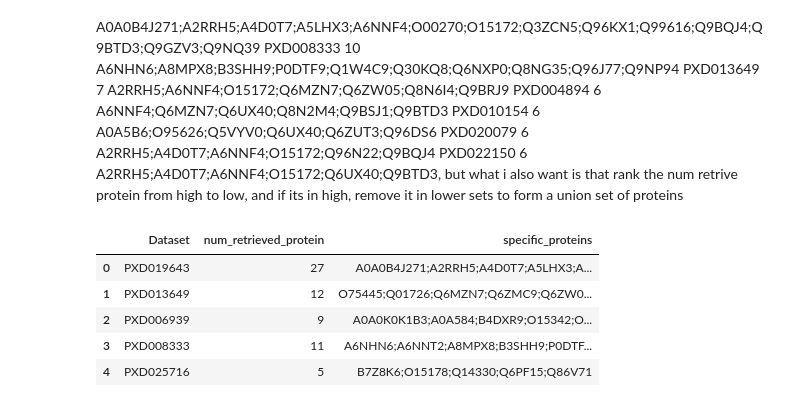
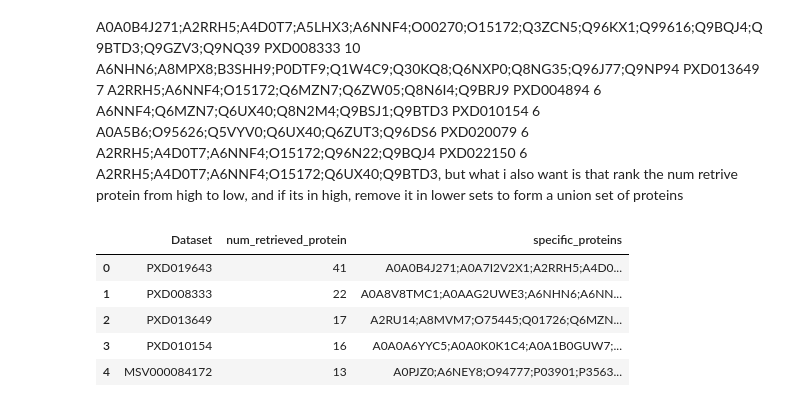
Before and after one commit to Daniel-Xkan/Protein_id_reanalysis, a Jupyter notebook: MassiveKB_vs_PA/psm_compare/datasetlevel.ipynb, the cells around one changed output. Saved outputs shown, nothing was run; the diff lists cells and outputs as text; code cells hidden in the pictures.

```diff
--- a/MassiveKB_vs_PA/psm_compare/datasetlevel.ipynb
+++ b/MassiveKB_vs_PA/psm_compare/datasetlevel.ipynb
@@ -1,5 +1,15 @@
 # %%
 import pandas as pd
 df = pd.read_csv("retrievable_peptides.tsv", sep="\t")
+
+# Keep rows with combined_n_noncontained_le9 >= 2
+if "combined_n_noncontained_le9" in df.columns:
+    df = df[pd.to_numeric(df["combined_n_noncontained_le9"], errors="coerce").ge(2)].copy()
+
+# Keep rows where In_2.1.22-only is --- / empty / NA
+if "In_2.1.22-only" in df.columns:
+    col = df["In_2.1.22-only"].astype("string").str.strip()
+    mask = col.eq("---") | col.isna() | col.eq("")
+    df = df[mask].copy()
 df.head()
 # %% [output]
@@ -50,10 +60,10 @@ PXD020079	6	A2RRH5;A4D0T7;A6NNF4;O15172;Q96N22;Q9BQJ4
 PXD022150	6	A2RRH5;A4D0T7;A6NNF4;O15172;Q6UX40;Q9BTD3, but what i also want is that rank the num retrive protein from high to low, and if its in high, remove it in lower sets to form a union set of proteins
 # %%
 # Merge evidence peptides with dataset peptides
-evidence_df = pd.read_csv("retrievable_peptides.tsv", sep="\t")
+evidence_df = df
 evidence_df["evidence_peptides_scans"] = evidence_df["evidence_peptides_scans"].apply(_parse_evidence)
 evidence_df = evidence_df.explode("evidence_peptides_scans").dropna(subset=["evidence_peptides_scans"])
-evidence_df[["peptide", "scan", "modification", "is_matched", "status"]] = pd.DataFrame(
+evidence_df[["peptide", "dataset","scan", "modification", "is_matched", "status"]] = pd.DataFrame(
     evidence_df["evidence_peptides_scans"].tolist(), index=evidence_df.index
 )
 merged = evidence_df.merge(
@@ -70,35 +80,35 @@ dataset_proteins = (
 )
 
 # Rank datasets by number of retrieved proteins (desc)
 ranked = dataset_proteins.apply(len).sort_values(ascending=False)
 
 # Build union-ranked sets: remove proteins already assigned to higher-ranked datasets
 seen = set()
 rows = []
 while ranked.size > 0:
     # Pick the dataset with the most proteins
     ds = ranked.idxmax()
     proteins = dataset_proteins[ds] - seen
     seen |= proteins
     rows.append(
         {
             "Dataset": ds,
             "num_retrieved_protein": len(proteins),
             "specific_proteins": ";".join(sorted(proteins))
         }
     )
     # Remove the processed dataset from the ranking
     ranked = ranked.drop(ds)
 
 result = pd.DataFrame(rows).sort_values(by="num_retrieved_protein", ascending=False)
 
 # Save to TSV
 result.to_csv("dataset_level.tsv", sep="\t", index=False)
 result.head()
 # %% [output]
 |  | Dataset | num_retrieved_protein | specific_proteins |
-| 0 | PXD019643 | 27 | A0A0B4J271;A2RRH5;A4D0T7;A5LHX3;A... |
-| 1 | PXD013649 | 12 | O75445;Q01726;Q6MZN7;Q6ZMC9;Q6ZW0... |
-| 2 | PXD006939 | 9 | A0A0K0K1B3;A0A584;B4DXR9;O15342;O... |
-| 3 | PXD008333 | 11 | A6NHN6;A6NNT2;A8MPX8;B3SHH9;P0DTF... |
-| 4 | PXD025716 | 5 | B7Z8K6;O15178;Q14330;Q6PF15;Q86V71 |
+| 0 | PXD019643 | 41 | A0A0B4J271;A0A7I2V2X1;A2RRH5;A4D0... |
+| 1 | PXD008333 | 22 | A0A8V8TMC1;A0AAG2UWE3;A6NHN6;A6NN... |
+| 2 | PXD013649 | 17 | A2RU14;A8MVM7;O75445;Q01726;Q6MZN... |
+| 3 | PXD010154 | 16 | A0A0A6YYC5;A0A0K0K1C4;A0A1B0GUW7;... |
+| 4 | MSV000084172 | 13 | A0PJZ0;A6NEY8;O94777;P03901;P3563... |
```
Also changed, not shown: parts of 1 cell of this notebook, 1 other file.
